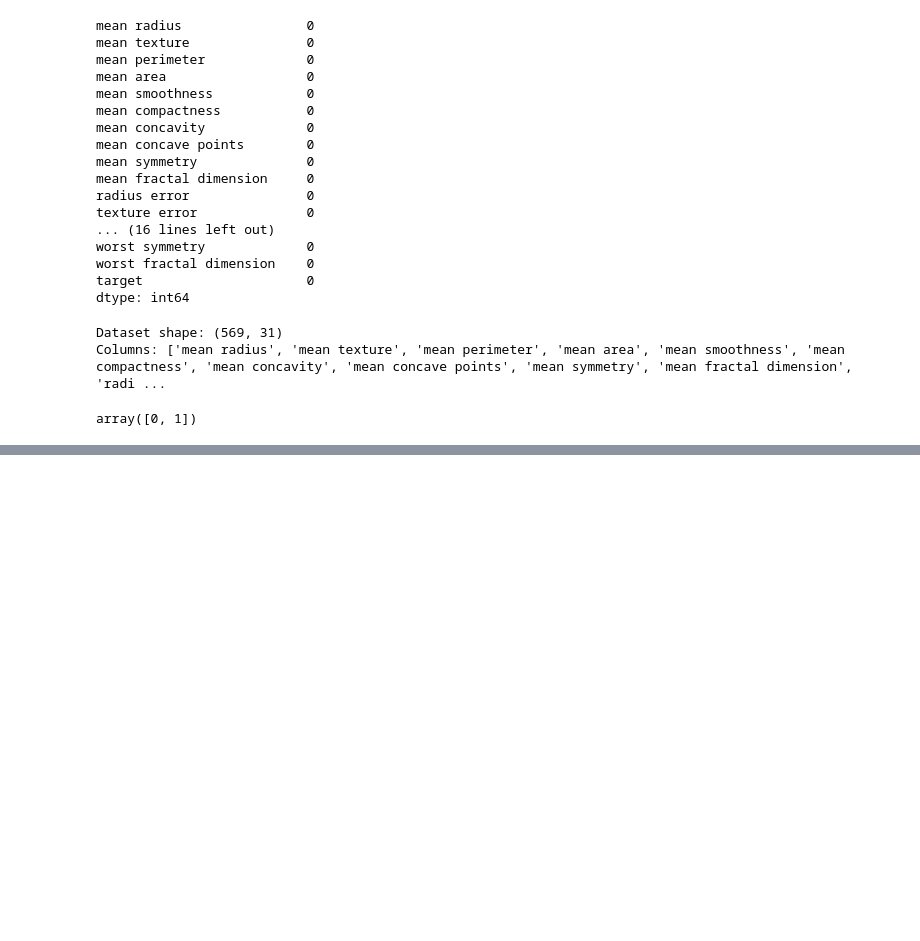
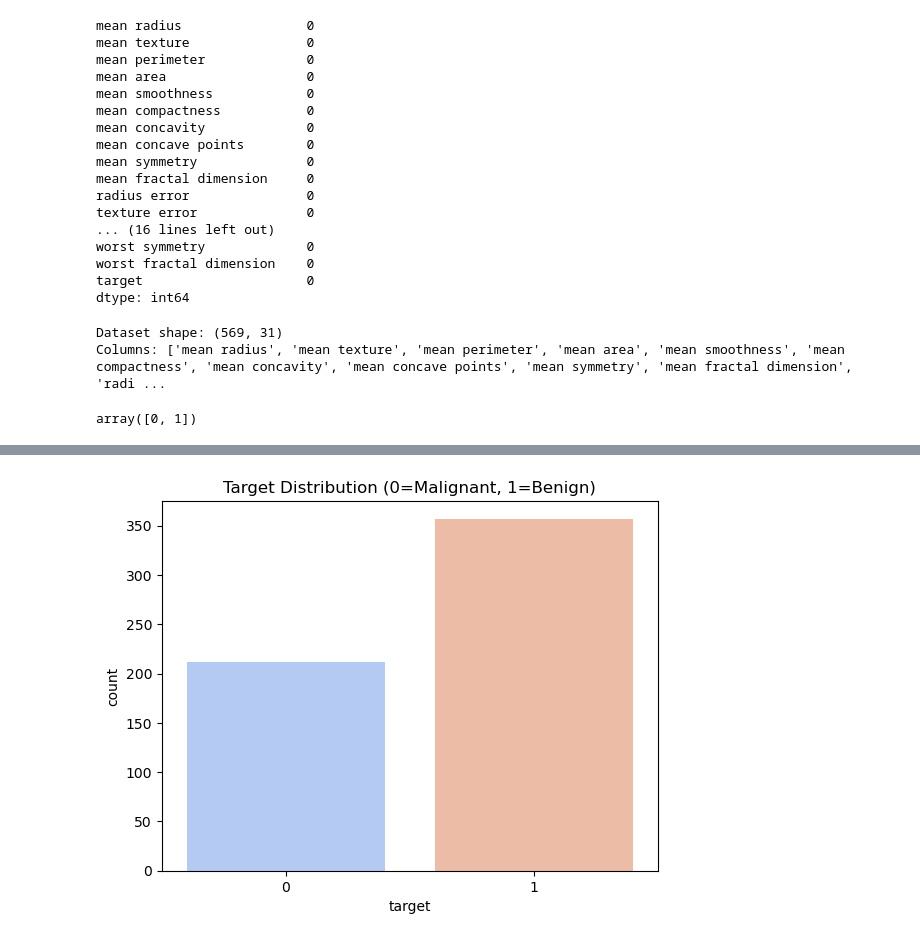
Before and after one commit to ayoub0030/R-seaux-de-Neurones---TP, a Jupyter notebook: TP2ClassificationBinaireavecPyTorch.ipynb, the cells around one changed output, grey strips where cells are left out. Saved outputs shown, nothing was run; the diff lists cells and outputs as text; code cells hidden in the pictures; blank space fills up the shorter version.

Commit message:
visualisation

```diff
--- a/TP2ClassificationBinaireavecPyTorch.ipynb
+++ b/TP2ClassificationBinaireavecPyTorch.ipynb
@@ -105,3 +105,18 @@ Columns: ['mean radius', 'mean texture', 'mean perimeter', 'mean area', 'mean sm
 df['target'].unique()
 # %% [output]
 array([0, 1])
+# %%
+import pandas as pd
+import numpy as np
+import matplotlib.pyplot as plt
+import seaborn as sns
+from sklearn.datasets import load_breast_cancer
+
+# Load the dataset
+data = load_breast_cancer()
+df = pd.DataFrame(data.data, columns=data.feature_names)
+df['target'] = data.target  # 0 = malignant, 1 = benign
+
+# Quick check
+print(df.head())
+print("\nTarget labels:", dict(enumerate(data.target_names)))
@@ -107,0 +141,6 @@ array([0, 1])
+# %%
+sns.countplot(x='target', data=df, palette='coolwarm')
+plt.title("Target Distribution (0=Malignant, 1=Benign)")
+plt.show()
+# %% [output]
+[figure, added]
```
Also changed, not shown: parts of 3 cells of this notebook.
